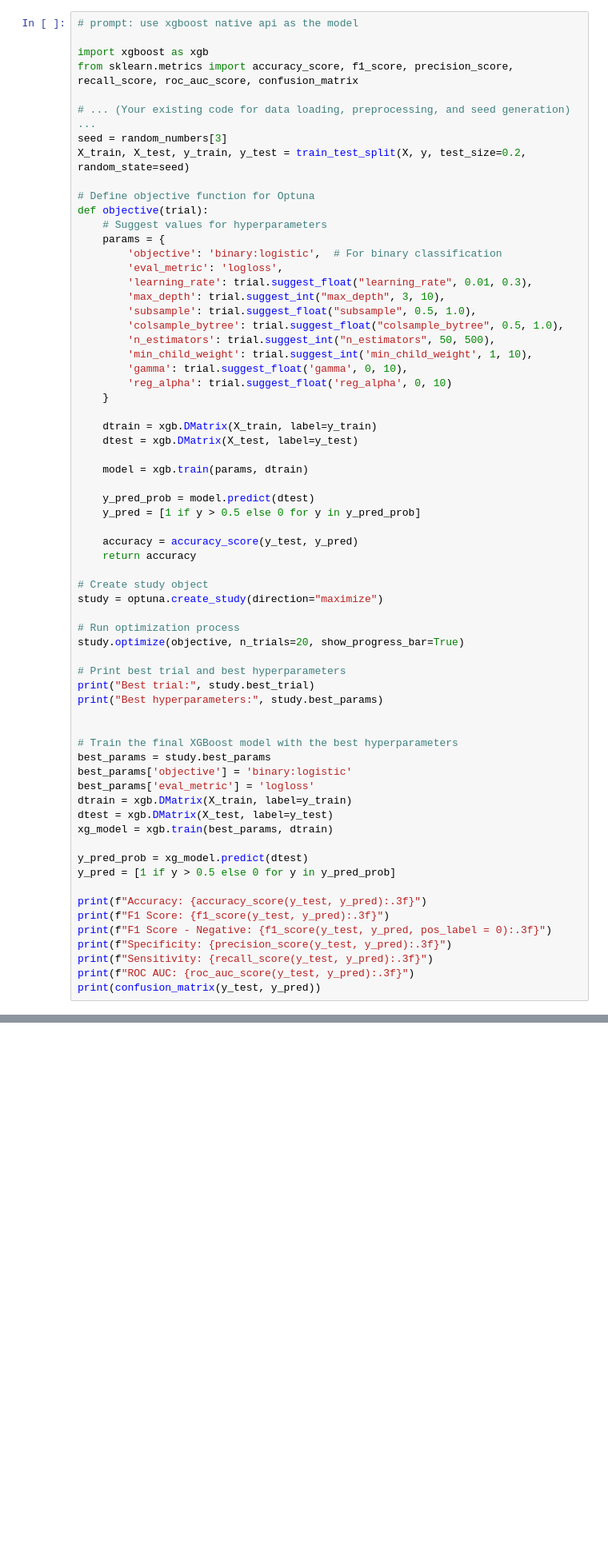
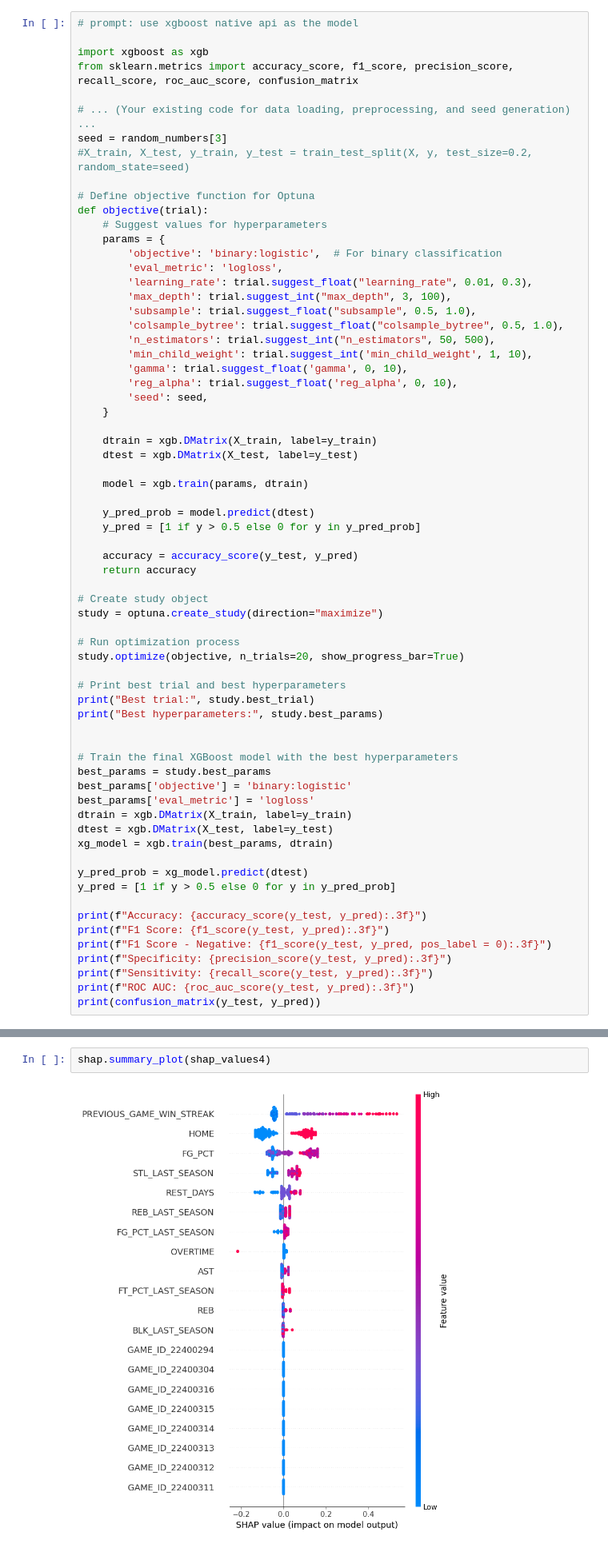
Before and after one commit to jiin-son/nba, a Jupyter notebook: NBA_Machine_Learning_(xgboost).ipynb, the cells around one changed output, grey strips where cells are left out. Shown at 80% size. Cells and saved outputs as stored; diff of their text form; blank space fills up the shorter version.

```diff
--- a/NBA_Machine_Learning_(xgboost).ipynb
+++ b/NBA_Machine_Learning_(xgboost).ipynb
@@ -657,7 +1824,7 @@ from sklearn.metrics import accuracy_score, f1_score, precision_score, recall_sc
 
 # ... (Your existing code for data loading, preprocessing, and seed generation) ...
 seed = random_numbers[3]
-X_train, X_test, y_train, y_test = train_test_split(X, y, test_size=0.2, random_state=seed)
+#X_train, X_test, y_train, y_test = train_test_split(X, y, test_size=0.2, random_state=seed)
 
 # Define objective function for Optuna
 def objective(trial):
@@ -666,13 +1833,14 @@ def objective(trial):
         'objective': 'binary:logistic',  # For binary classification
         'eval_metric': 'logloss',
         'learning_rate': trial.suggest_float("learning_rate", 0.01, 0.3),
-        'max_depth': trial.suggest_int("max_depth", 3, 10),
+        'max_depth': trial.suggest_int("max_depth", 3, 100),
         'subsample': trial.suggest_float("subsample", 0.5, 1.0),
         'colsample_bytree': trial.suggest_float("colsample_bytree", 0.5, 1.0),
         'n_estimators': trial.suggest_int("n_estimators", 50, 500),
         'min_child_weight': trial.suggest_int('min_child_weight', 1, 10),
         'gamma': trial.suggest_float('gamma', 0, 10),
-        'reg_alpha': trial.suggest_float('reg_alpha', 0, 10)
+        'reg_alpha': trial.suggest_float('reg_alpha', 0, 10),
+        'seed': seed,
     }
 
     dtrain = xgb.DMatrix(X_train, label=y_train)
@@ -819,6 +1953,10 @@ Parameters: { "n_estimators" } are not used.
 # %%
 explainer = shap.Explainer(xg_model, X_train)
 shap_values4 = explainer(X_test, check_additivity = False)
+# %%
+shap.summary_plot(shap_values4)
+# %% [output]
+[figure, added]
 # %%
 # prompt: use xgboost native api as the model
 
```
Also changed, not shown: parts of 69 cells of this notebook.
